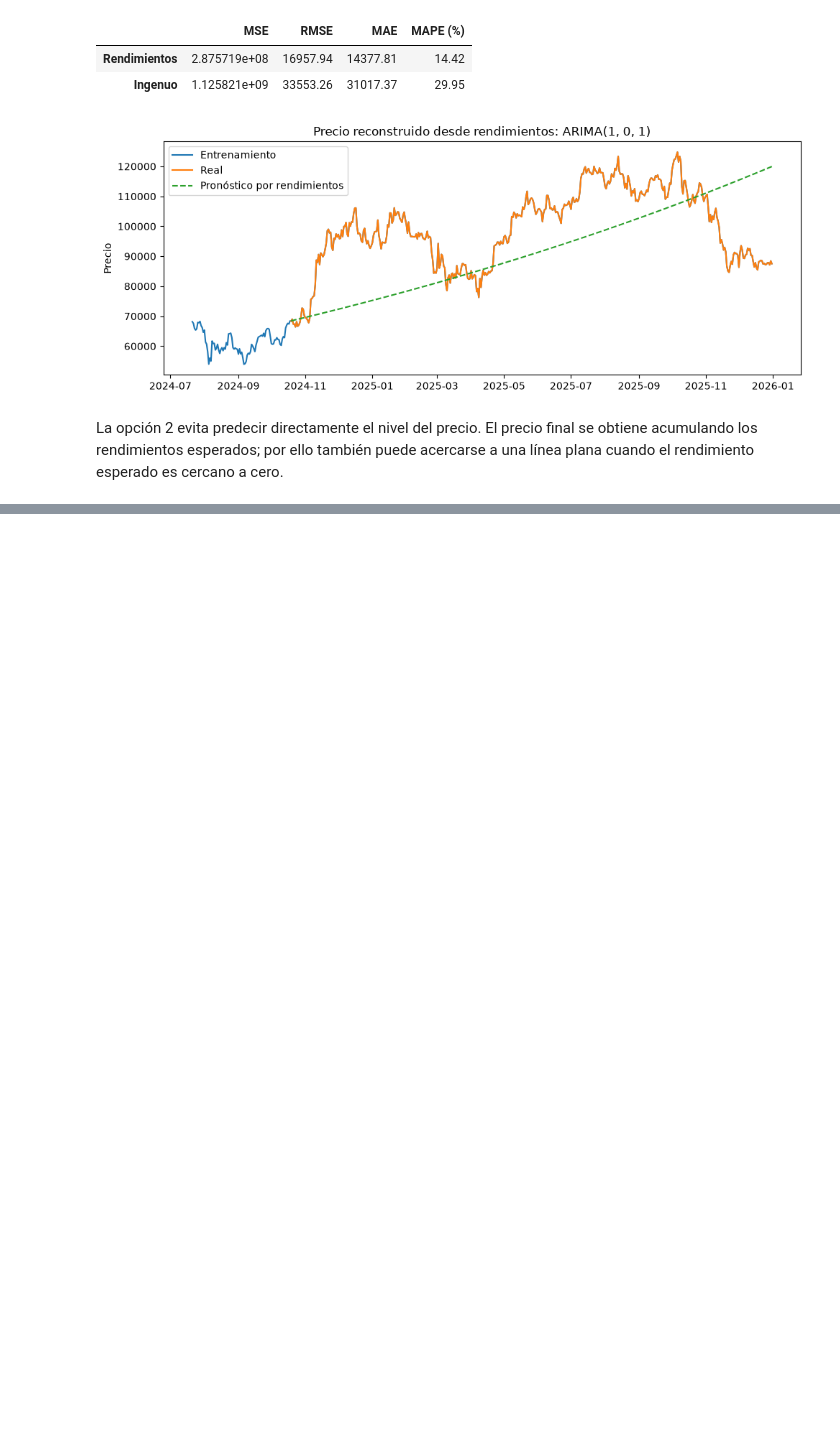
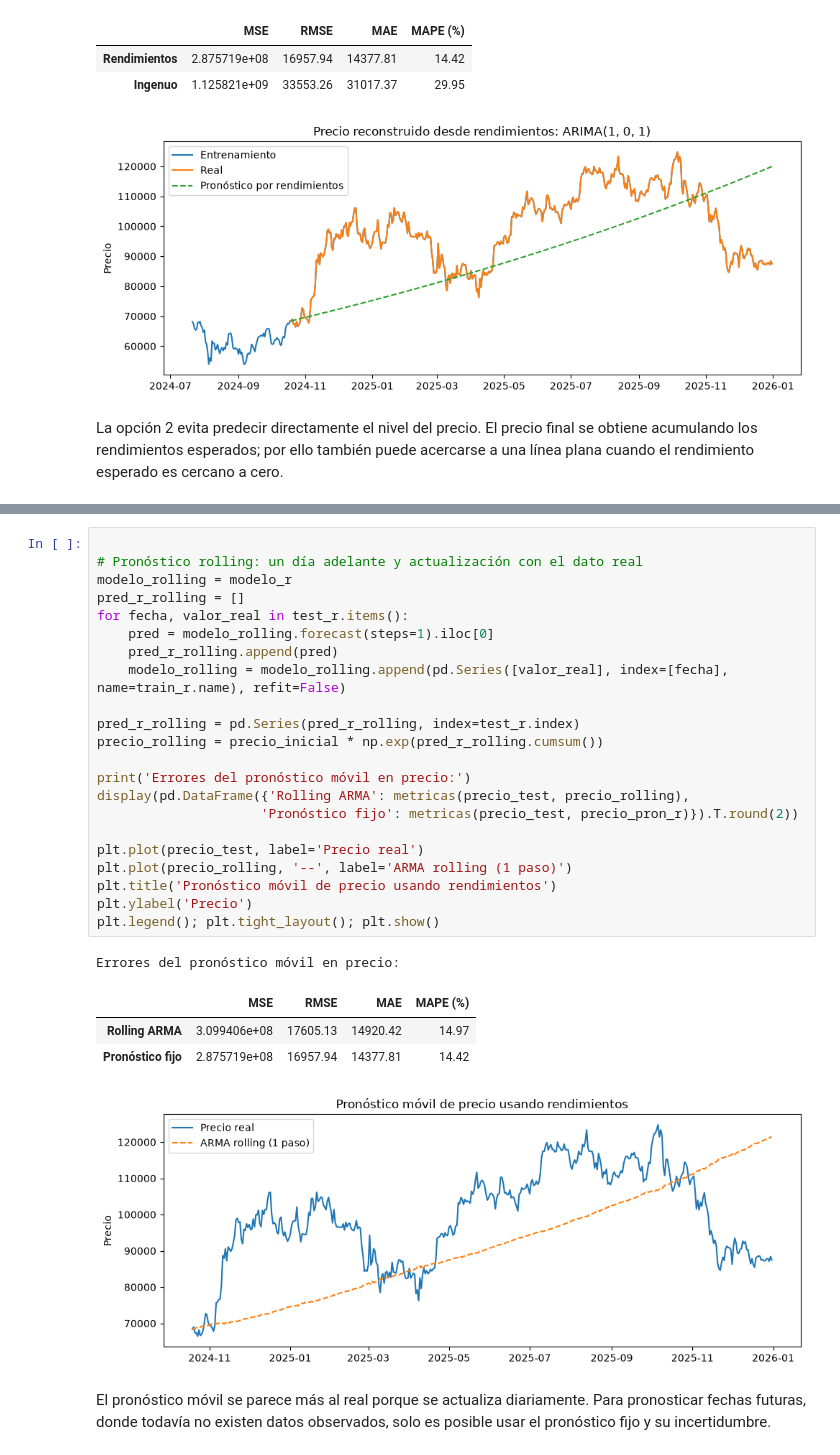
Before and after one commit to 23-Andres-QC/MineriaAvanzada, a Jupyter notebook: practica01.ipynb, the cells around one changed output, grey strips where cells are left out. Drawn from its saved outputs; the diff is of its cells as text; blank space fills up the shorter version.

Commit message:
Agregar pronostico movil de rendimientos

```diff
--- a/practica01.ipynb
+++ b/practica01.ipynb
@@ -547,0 +552,30 @@ La opción 2 evita predecir directamente el nivel del precio. El precio final se
+# %%
+
+# Pronóstico rolling: un día adelante y actualización con el dato real
+modelo_rolling = modelo_r
+pred_r_rolling = []
+for fecha, valor_real in test_r.items():
+    pred = modelo_rolling.forecast(steps=1).iloc[0]
+    pred_r_rolling.append(pred)
+    modelo_rolling = modelo_rolling.append(pd.Series([valor_real], index=[fecha], name=train_r.name), refit=False)
+
+pred_r_rolling = pd.Series(pred_r_rolling, index=test_r.index)
+precio_rolling = precio_inicial * np.exp(pred_r_rolling.cumsum())
+
+print('Errores del pronóstico móvil en precio:')
+display(pd.DataFrame({'Rolling ARMA': metricas(precio_test, precio_rolling),
+                     'Pronóstico fijo': metricas(precio_test, precio_pron_r)}).T.round(2))
+
+plt.plot(precio_test, label='Precio real')
+plt.plot(precio_rolling, '--', label='ARMA rolling (1 paso)')
+plt.title('Pronóstico móvil de precio usando rendimientos')
+plt.ylabel('Precio')
+plt.legend(); plt.tight_layout(); plt.show()
+# %% [output]
+Errores del pronóstico móvil en precio:
+|  | MSE | RMSE | MAE | MAPE (%) |
+| Rolling ARMA | 3.099406e+08 | 17605.13 | 14920.42 | 14.97 |
+| Pronóstico fijo | 2.875719e+08 | 16957.94 | 14377.81 | 14.42 |
+[figure, added]
+# %% [markdown]
+El pronóstico móvil se parece más al real porque se actualiza diariamente. Para pronosticar fechas futuras, donde todavía no existen datos observados, solo es posible usar el pronóstico fijo y su incertidumbre.
```
Also changed, not shown: parts of 1 cell of this notebook.
